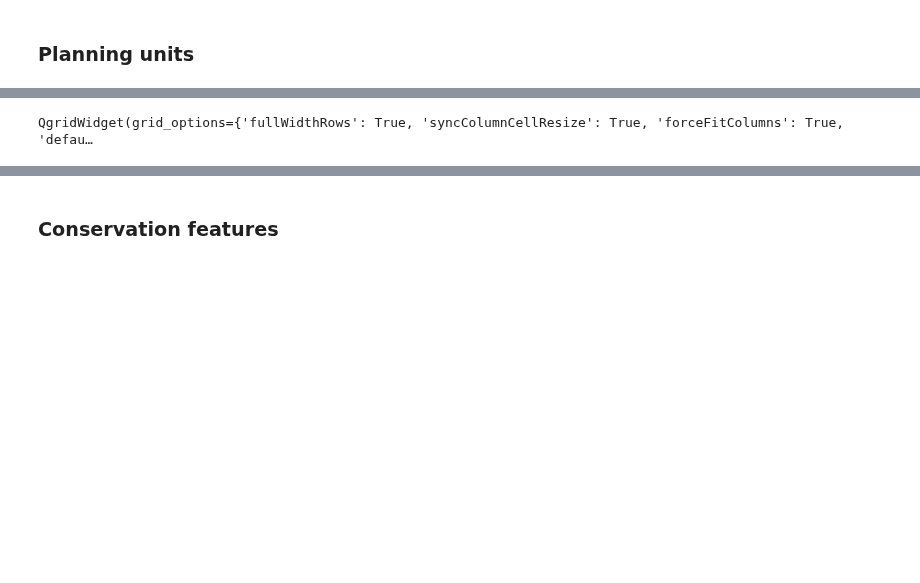
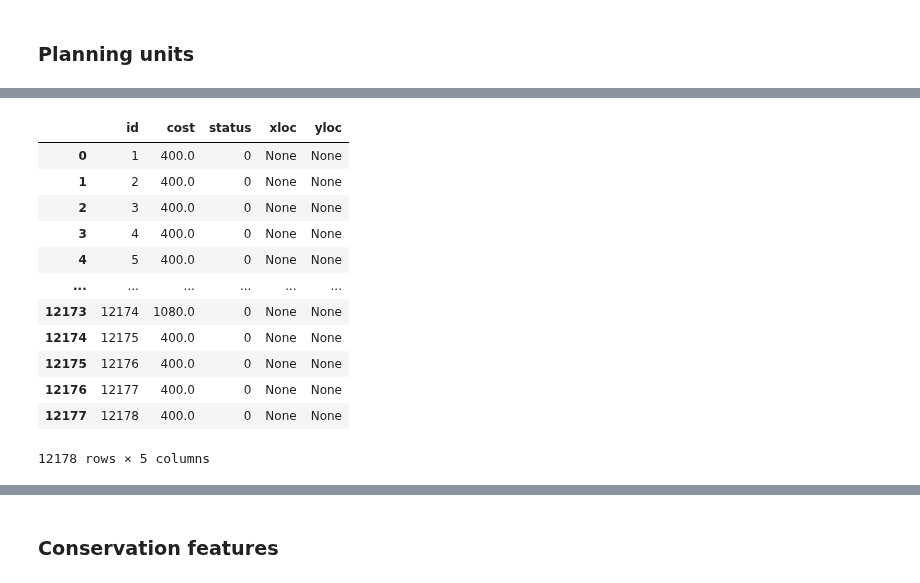
Before and after one commit to Vizzuality/marxan-cloud, a Jupyter notebook: data/notebooks/Lab/run_marxan.ipynb, the cells around one changed output, grey strips where cells are left out. Saved outputs shown, nothing was run; the diff lists cells and outputs as text; code cells hidden in the pictures; blank space fills up the shorter version.

Commit message:
reworked a bit the blm and how marxan executes. also moved functions to one file and deleted dependecy on qgrid as is no loger working in lab 3

```diff
--- a/data/notebooks/Lab/run_marxan.ipynb
+++ b/data/notebooks/Lab/run_marxan.ipynb
@@ -890,16 +135,28 @@ f'{MARXAN_FOLDER}/{userInputFile.INPUTDIR}/{userInputFile.PUNAME}'
 # %%
 userPlanningUnits = CreateListModelFromFile(f'{MARXAN_FOLDER}/{userInputFile.INPUTDIR}/{userInputFile.PUNAME}', planningUnits)
 userPlanningUnits[:3]
 
 
 # #Static table
 # userPlanningUnits_df = pd.DataFrame([s.__dict__ for s in userPlanningUnits])
 # userPlanningUnits_df[0:3]
 # CreateFileFromDF(f'{MARXAN_FOLDER}/{userInputFile.INPUTDIR}/{userInputFile.PUNAME}',userPlaningUnits_df,planningUnits)
 
 #Interactive table
-userPlanningUnits_df = qgrid.show_grid(pd.DataFrame([s.__dict__ for s in userPlanningUnits]), show_toolbar=True)
+userPlanningUnits_df = pd.DataFrame([s.__dict__ for s in userPlanningUnits])
 display(userPlanningUnits_df)
-save_button(f'{MARXAN_FOLDER}/{userInputFile.INPUTDIR}/{userInputFile.PUNAME}', planningUnits, userPlanningUnits_df)
+#save_button(f'{MARXAN_FOLDER}/{userInputFile.INPUTDIR}/{userInputFile.PUNAME}', planningUnits, userPlanningUnits_df)
 # %% [output]
+|  | id | cost | status | xloc | yloc |
+| 0 | 1 | 400.0 | 0 | None | None |
+| 1 | 2 | 400.0 | 0 | None | None |
+| 2 | 3 | 400.0 | 0 | None | None |
+| 3 | 4 | 400.0 | 0 | None | None |
+| 4 | 5 | 400.0 | 0 | None | None |
+| ... | ... | ... | ... | ... | ... |
+| 12173 | 12174 | 1080.0 | 0 | None | None |
+| 12174 | 12175 | 400.0 | 0 | None | None |
+| 12175 | 12176 | 400.0 | 0 | None | None |
+| 12176 | 12177 | 400.0 | 0 | None | None |
+| 12177 | 12178 | 400.0 | 0 | None | None |
-QgridWidget(grid_options={'fullWidthRows': True, 'syncColumnCellResize': True, 'forceFitColumns': True, 'defau…
+12178 rows × 5 columns
```
Also changed, not shown: parts of 31 cells of this notebook, 3 other files.
